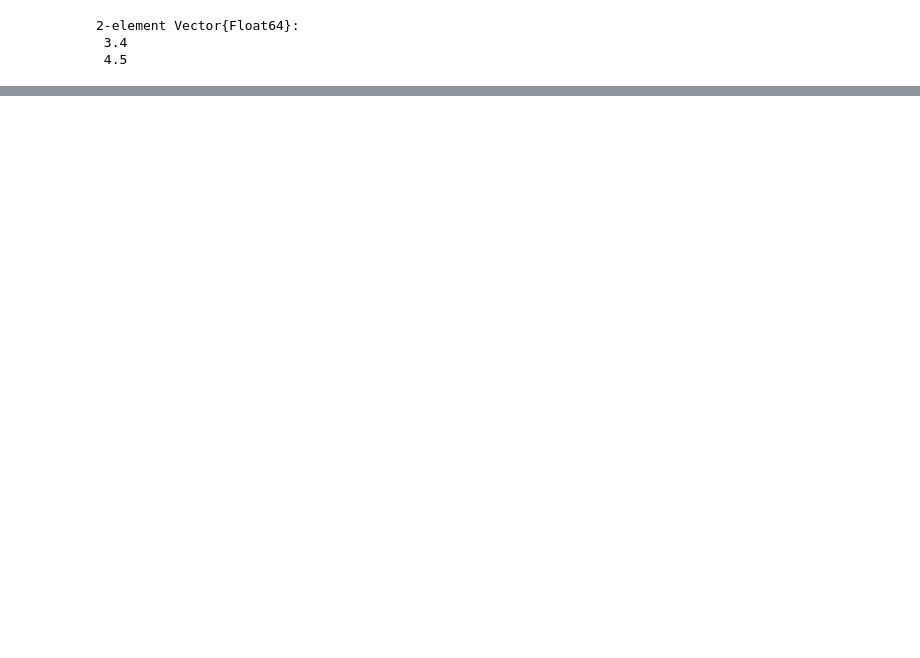
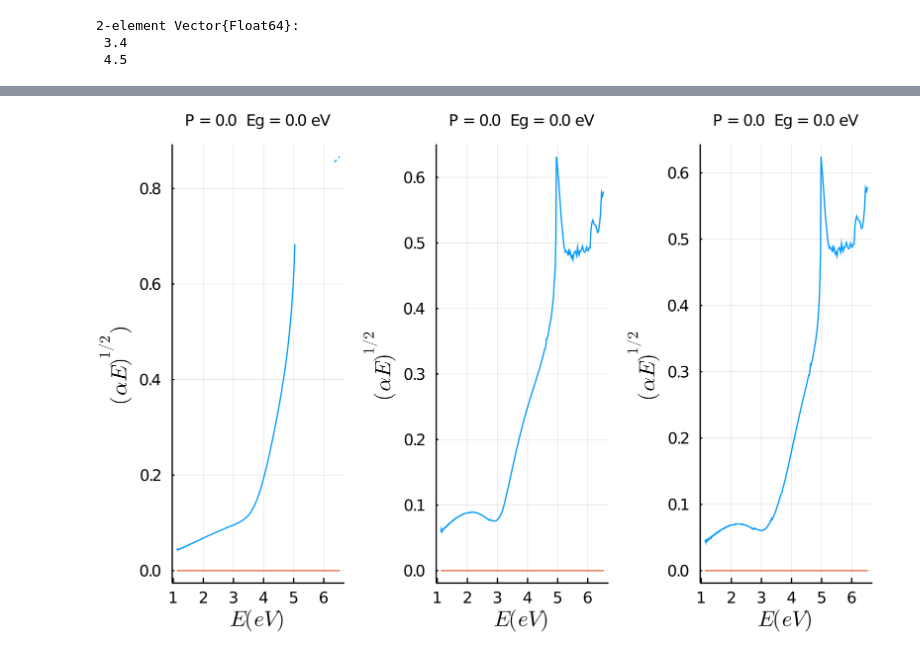
Before and after one commit to Urcelay97/Tauc-Plots-for-ZnS-, a Jupyter notebook: calculosTodos.ipynb, the cells around one changed output, grey strips where cells are left out. Drawn from its saved outputs; the diff is of its cells as text; code cells hidden in the pictures; blank space fills up the shorter version.

```diff
--- a/calculosTodos.ipynb
+++ b/calculosTodos.ipynb
@@ -92,0 +113,42 @@ intervalos_1[3,:] = [3.4,4.5]
+# %%
+#Graficando con la regresión lineal
+l = @layout [a b c]
+#Muestra 1
+#Curva entera
+p1 = plot(
+    E[:,1,1], #X
+    (alfa[:,1,1].*E[:,1,1]).^0.5,dpi=450, #Y
+    title="$(presiones[1])  Eg = $(round(gap_1[1],digits=3)) eV",
+    xlabel=L"E(eV)",
+    ylabel=L"(\alpha E)^{1/2})",
+    label=false )
+#Parte lineal
+p1 = plot!(E[E[:,1,1].>=gap_1[1],1,1],E[E[:,1,1].>=gap_1[1],1,1].*coeficientes_1[1,1].+coeficientes_1[1,2],label=false)
+
+#Muestra 2
+#Curva entera
+p2 = plot(
+    E[:,1,2],
+    (alfa[:,1,2].*E[:,1,2]).^0.5,
+    title="$(presiones[2])  Eg = $(round(gap_1[2],digits=3)) eV",
+    xlabel=L"E(eV)",
+    ylabel=L"(\alpha E)^{1/2}",
+    label=false)
+#Parte lineal
+p2 = plot!(E[E[:,1,2].>=gap_1[2],1,2],E[E[:,1,2].>=gap_1[2],1,2].*coeficientes_1[2,1].+coeficientes_1[2,2],label=false)
+
+#Muestra 3
+#Curva entera
+p3 = plot(
+    E[:,1,3],
+    (alfa[:,1,3].*E[:,1,3]).^0.5,
+    title="$(presiones[3])  Eg = $(round(gap_1[3],digits=3)) eV",
+    xlabel=L"E(eV)",
+    ylabel=L"(\alpha E)^{1/2}",
+    label=false)
+#Parte lineal
+p3 = plot!(E[E[:,1,3].>=gap_1[3],1,3],E[E[:,1,3].>=gap_1[3],1,3].*coeficientes_1[3,1].+coeficientes_1[3,2],label=false)
+#Graficando
+plot(p1,p2,p3,layout=l,dpi=450,titlefontsize=8)
+# %% [output]
+[figure, added]
```
Also changed, not shown: parts of 13 cells of this notebook.
